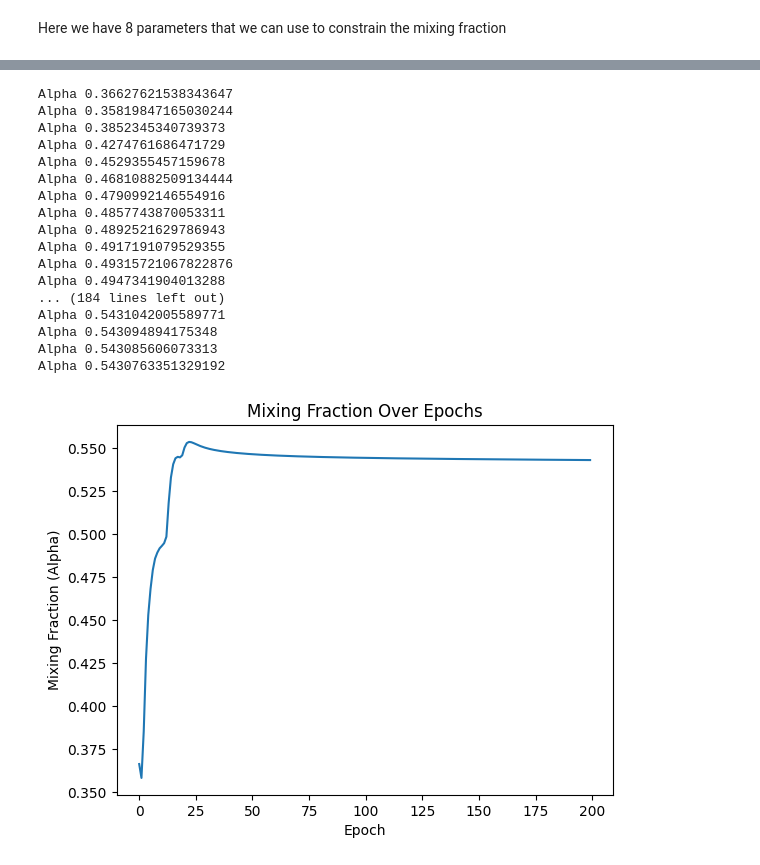
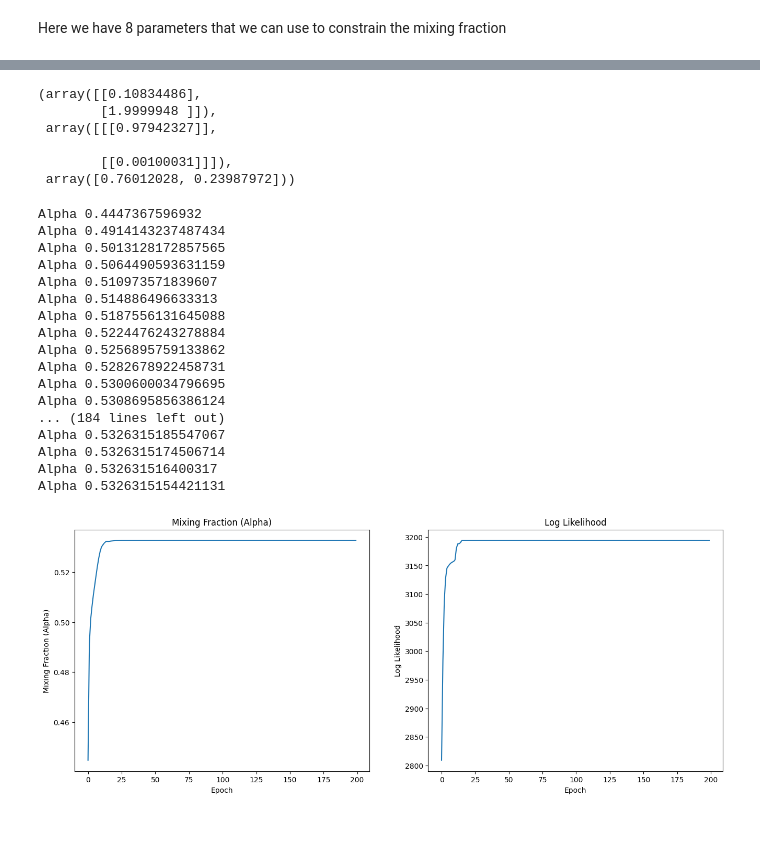
Before and after one commit to asmuzsoy/beams_ext, a Jupyter notebook: separate_parameters.ipynb, the cells around one changed output, grey strips where cells are left out. Drawn from its saved outputs; the diff is of its cells as text; code cells hidden in the pictures; blank space fills up the shorter version.

```diff
--- a/separate_parameters.ipynb
+++ b/separate_parameters.ipynb
@@ -28,7 +30,7 @@ class SN:
         self.ibc_fit = {key:results_dict[key] for key in self.ibc_keys[1:]}
         self.ibc_fit.update({'log_vej': np.log10(self.ibc_fit['vej'])})
 # %%
-data = np.load("fitted_sne.npz", allow_pickle=True)
+data = np.load("fitted_sne_100_091025.npz", allow_pickle=True)
 true_ia_sne = data['ia']
 true_ibc_sne = data['ibc']
 all_sne = np.concatenate((true_ia_sne, true_ibc_sne))
@@ -103,14 +135,28 @@ plt.hist(get_param_samples('log_vej'))
+# %%
+# from sklearn.mixture import GaussianMixture
+
+gm = GaussianMixture(n_components=2).fit(get_param_samples('x1').reshape(-1, 1))
+gm.means_, gm.covariances_**0.5, gm.weights_
+# %% [output]
+(array([[0.10834486],
+        [1.9999948 ]]),
+ array([[[0.97942327]],
+
+        [[0.00100031]]]),
+ array([0.76012028, 0.23987972]))
 # %%
 num_epochs = 200
 lls = np.zeros(num_epochs)
 
-mus_a = {'t0': 20, 'x0': 0.0001, 'x1': -1, 'c': 0, 'texp': 1, 'mej': 5, 'fni': 0.03, 'log_vej': 3.8}
-mus_b = {'t0': 20, 'x0': 0.0001, 'x1': 0.1, 'c': 0.6, 'texp': 5, 'mej': 5, 'fni': 0.18, 'log_vej': 4.2}
-sigmas_a = {'t0': 10, 'x0': 5e-4, 'x1': 1, 'c': 0.1, 'texp': 0.2, 'mej': 4, 'fni': 0.005, 'log_vej': 0.2}
-sigmas_b = {'t0': 10, 'x0': 5e-4, 'x1': 1, 'c': 0.3, 'texp': 3, 'mej': 4, 'fni': 1e-3, 'log_vej': 0.05}
+
+# mus_a = {'t0': 20, 'x0': 0.0001, 'x1': 2, 'c': 0, 'texp': 0.5, 'mej': 8, 'fni': 0.05, 'log_vej': 4.3}
+# mus_b = {'t0': 20, 'x0': 0.0001, 'x1': 0.5, 'c': 0.6, 'texp': 5, 'mej': 2, 'fni': 0.49, 'log_vej': 3.9}
+# sigmas_a = {'t0': 10, 'x0': 5e-4, 'x1': 0.01, 'c': 0.1, 'texp': 0.2, 'mej': 2, 'fni': 0.01, 'log_vej': 0.05}
+# sigmas_b = {'t0': 10, 'x0': 5e-4, 'x1': 1, 'c': 0.3, 'texp': 3, 'mej': 2, 'fni': 5e-2, 'log_vej': 0.2}
+
 
 alphas = np.zeros(num_epochs)  # Store alpha values for each epoch
-alpha = 0.4  # Mixing fraction
+alpha = 0.1  # Mixing fraction
 gammas_a = {'texp': [], 'mej': [], 'fni': [], 'log_vej': [], 't0': [], 'x0': [], 'x1': [], 'c': []}
 gammas_b = {'texp': [], 'mej': [], 'fni': [], 'log_vej': [], 't0': [], 'x0': [], 'x1': [], 'c': []}
 
@@ -133,6 +179,10 @@ for epoch in range(num_epochs):
         gammas_a[param_name] = alpha * norm.pdf(param_samples, mus_a[param_name], sigmas_a[param_name])
         gammas_b[param_name] = (1 - alpha) * norm.pdf(param_samples, mus_b[param_name], sigmas_b[param_name])
 
+        # print(param_name)
+        # print(np.sum(gammas_a[param_name]), np.sum(gammas_b[param_name]))
+        # print(sum(np.isnan(gammas_a[param_name])), sum(np.isinf(gammas_a[param_name])))
+
         # Normalize over parameter
         gamma_total = (gammas_a[param_name] + gammas_b[param_name])
         gammas_a[param_name] /= gamma_total
@@ -155,28 +205,34 @@ for epoch in range(num_epochs):
     for param_name in params_to_use:
         lls[epoch] += log_likelihood([mus_a[param_name], sigmas_a[param_name], mus_b[param_name], sigmas_b[param_name]], get_param_samples(param_name), alpha)
 # %% [output]
-Alpha 0.36627621538343647
-Alpha 0.35819847165030244
-Alpha 0.3852345340739373
-Alpha 0.4274761686471729
-Alpha 0.4529355457159678
-Alpha 0.46810882509134444
-Alpha 0.4790992146554916
-Alpha 0.4857743870053311
-Alpha 0.4892521629786943
-Alpha 0.4917191079529355
-Alpha 0.49315721067822876
-Alpha 0.4947341904013288
+Alpha 0.4447367596932
+Alpha 0.4914143237487434
+Alpha 0.5013128172857565
+Alpha 0.5064490593631159
+Alpha 0.510973571839607
+Alpha 0.514886496633313
+Alpha 0.5187556131645088
+Alpha 0.5224476243278884
+Alpha 0.5256895759133862
+Alpha 0.5282678922458731
+Alpha 0.5300600034796695
+Alpha 0.5308695856386124
 ... (184 lines left out)
-Alpha 0.5431042005589771
-Alpha 0.543094894175348
-Alpha 0.543085606073313
-Alpha 0.5430763351329192
+Alpha 0.5326315185547067
+Alpha 0.5326315174506714
+Alpha 0.532631516400317
+Alpha 0.5326315154421131
 # %%
-plt.plot(alphas)
-plt.xlabel("Epoch")
-plt.ylabel("Mixing Fraction (Alpha)")
-plt.title("Mixing Fraction Over Epochs")
+fig, ax = plt.subplots(1,2, figsize=(16, 6))
+ax[0].plot(alphas)
+ax[1].plot(lls)
+ax[0].set_xlabel("Epoch")
+ax[0].set_ylabel("Mixing Fraction (Alpha)")
+ax[0].set_title("Mixing Fraction (Alpha)")
+ax[1].set_xlabel("Epoch")
+ax[1].set_ylabel("Log Likelihood")
+ax[1].set_title("Log Likelihood")
+
 plt.show()
 # %% [output]
-[figure, old version]
+[figure, new version]
```
Also changed, not shown: parts of 11 cells of this notebook, 1 other file.
